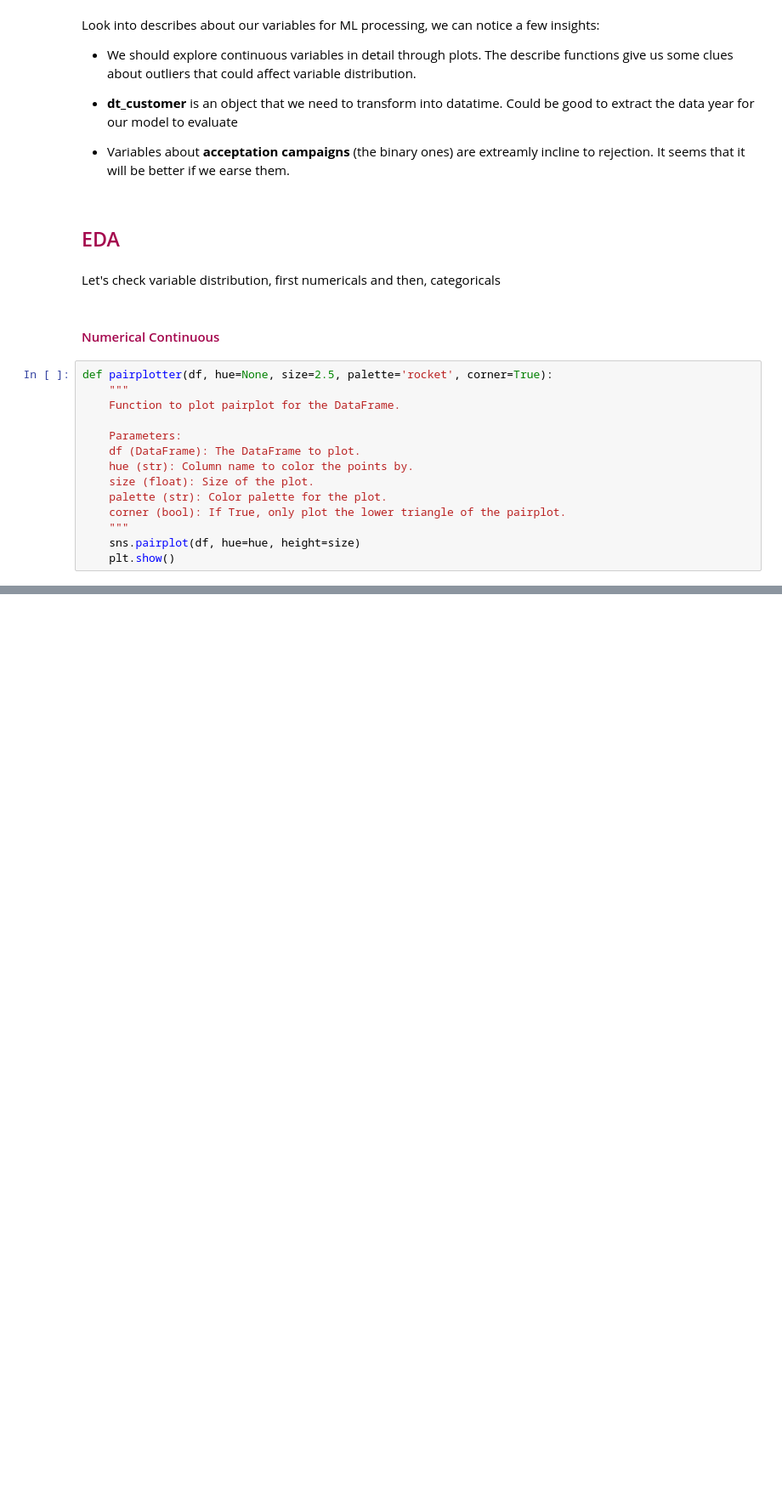
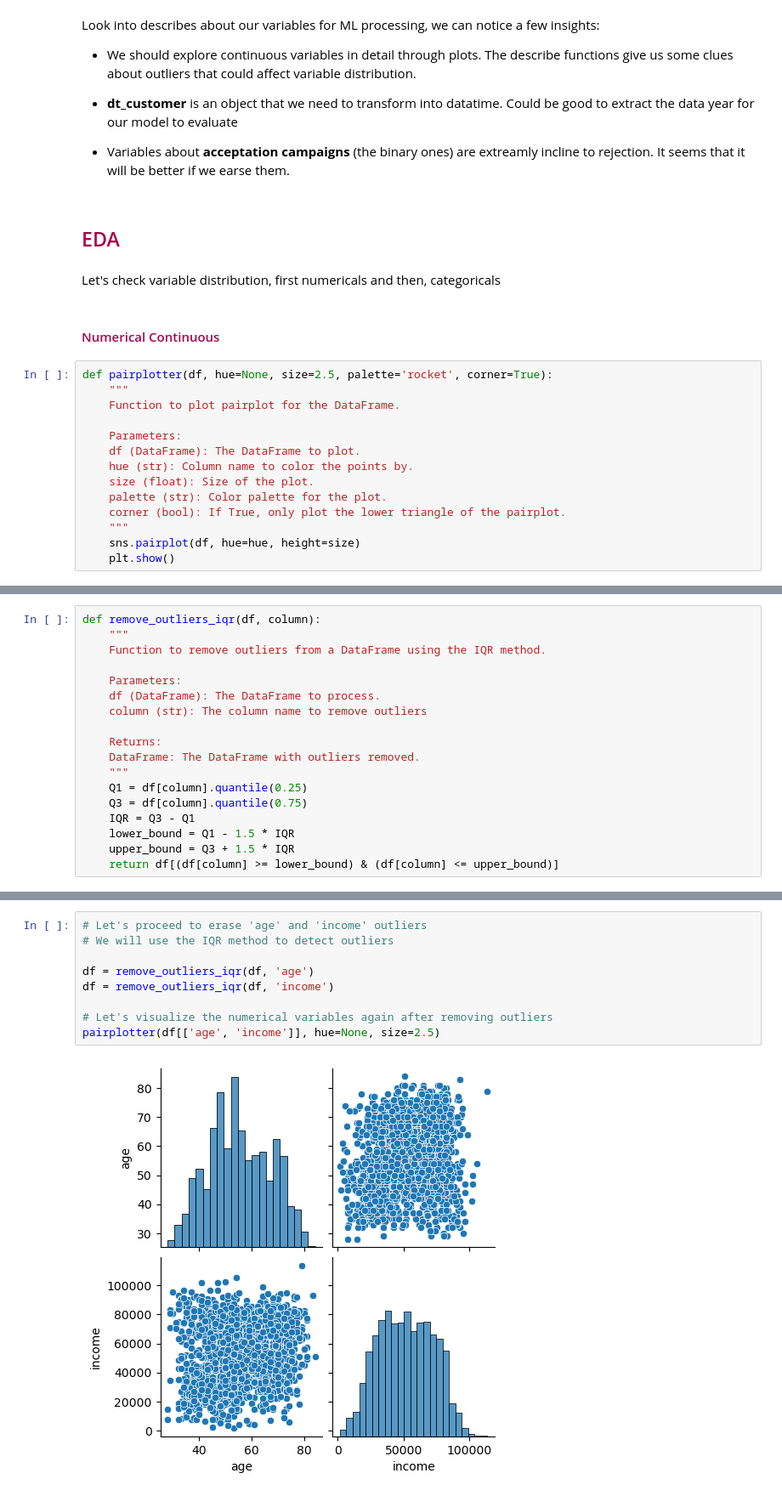
Before and after one commit to TonioDominguez/Marketing_Analysis_Clustering_Clients, a Jupyter notebook: preprocessing.ipynb, the cells around one changed output, grey strips where cells are left out. Shown at 85% size. Drawn from its saved outputs; the diff is of its cells as text; blank space fills up the shorter version.

Commit message:
updating eda numerical distributions

```diff
--- a/preprocessing.ipynb
+++ b/preprocessing.ipynb
@@ -179,3 +182,21 @@ def boxplotter_all(df, hue=None, palette='rocket', corner=True, figsize=(12, 6))
         sns.boxplot(y=col, data=df, hue=hue, palette=palette)
         plt.xticks(rotation=45)
         plt.show()
+# %%
+def remove_outliers_iqr(df, column):
+    """
+    Function to remove outliers from a DataFrame using the IQR method.
+
+    Parameters:
+    df (DataFrame): The DataFrame to process.
+    column (str): The column name to remove outliers
+
+    Returns:
+    DataFrame: The DataFrame with outliers removed.
+    """
+    Q1 = df[column].quantile(0.25)
+    Q3 = df[column].quantile(0.75)
+    IQR = Q3 - Q1
+    lower_bound = Q1 - 1.5 * IQR
+    upper_bound = Q3 + 1.5 * IQR
+    return df[(df[column] >= lower_bound) & (df[column] <= upper_bound)]
@@ -194,0 +231,11 @@ pairplotter(num_var[['age', 'income', 'childrenhome', 'recency']], hue=None, siz
+# %%
+# Let's proceed to erase 'age' and 'income' outliers
+# We will use the IQR method to detect outliers
+
+df = remove_outliers_iqr(df, 'age')
+df = remove_outliers_iqr(df, 'income')
+
+# Let's visualize the numerical variables again after removing outliers
+pairplotter(df[['age', 'income']], hue=None, size=2.5)
+# %% [output]
+[figure, added]
```
Also changed, not shown: parts of 24 cells of this notebook.
